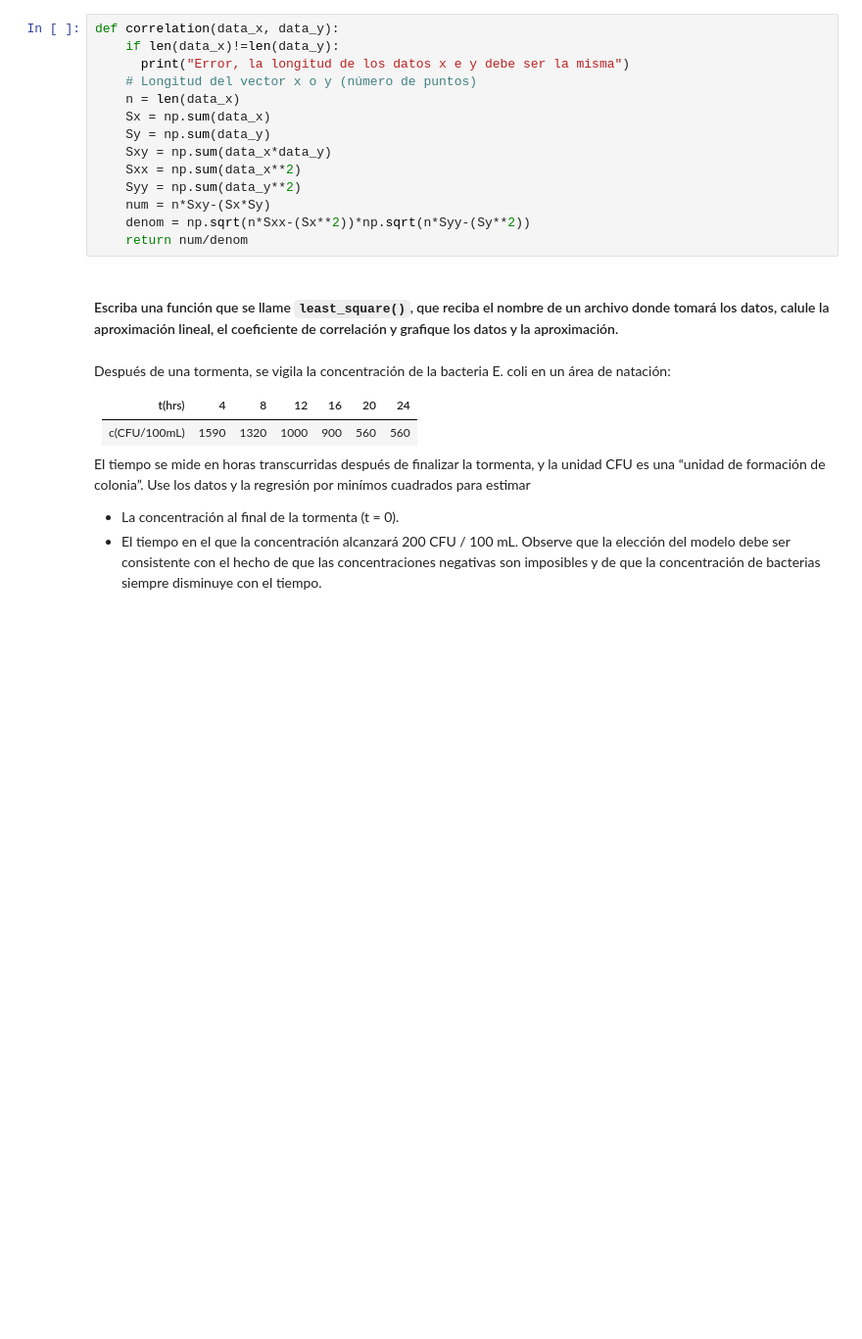
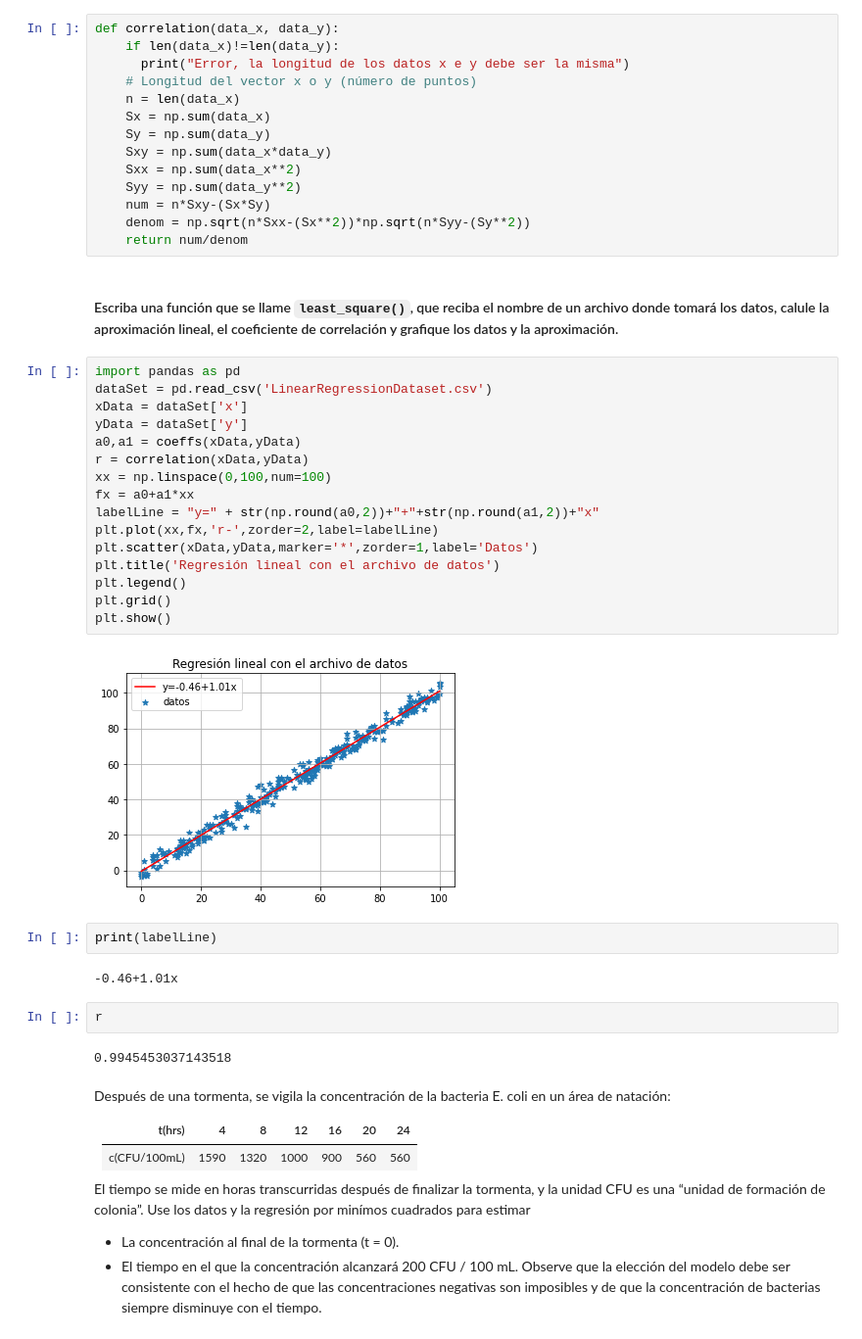
Before and after one commit to roilhi/PyStatistics, a Jupyter notebook: Mimimos_Cuadrados.ipynb, the cells around one changed output. Shown: that part at 98% size. Saved outputs shown, nothing was run; the diff lists cells and outputs as text; blank space fills up the shorter version.

```diff
--- a/Mimimos_Cuadrados.ipynb
+++ b/Mimimos_Cuadrados.ipynb
@@ -215,6 +245,32 @@ def correlation(data_x, data_y):
     return num/denom
 # %% [markdown]
 #### Escriba una función que se llame `least_square()`, que reciba el nombre de un archivo donde tomará los datos, calule la aproximación lineal, el coeficiente de correlación y grafique los datos y la aproximación.
+# %%
+import pandas as pd
+dataSet = pd.read_csv('LinearRegressionDataset.csv')
+xData = dataSet['x']
+yData = dataSet['y']
+a0,a1 = coeffs(xData,yData)
+r = correlation(xData,yData)
+xx = np.linspace(0,100,num=100)
+fx = a0+a1*xx
+labelLine = "y=" + str(np.round(a0,2))+"+"+str(np.round(a1,2))+"x"
+plt.plot(xx,fx,'r-',zorder=2,label=labelLine)
+plt.scatter(xData,yData,marker='*',zorder=1,label='Datos')
+plt.title('Regresión lineal con el archivo de datos')
+plt.legend()
+plt.grid()
+plt.show()
+# %% [output]
+[figure, added]
+# %%
+print(labelLine)
+# %% [output]
+-0.46+1.01x
+# %%
+r
+# %% [output]
+0.9945453037143518
 # %% [markdown]
 Después de una tormenta, se vigila la concentración de la bacteria E. coli en un área de natación:
 
```
Also changed, not shown: parts of 9 cells of this notebook, 2 other files.
